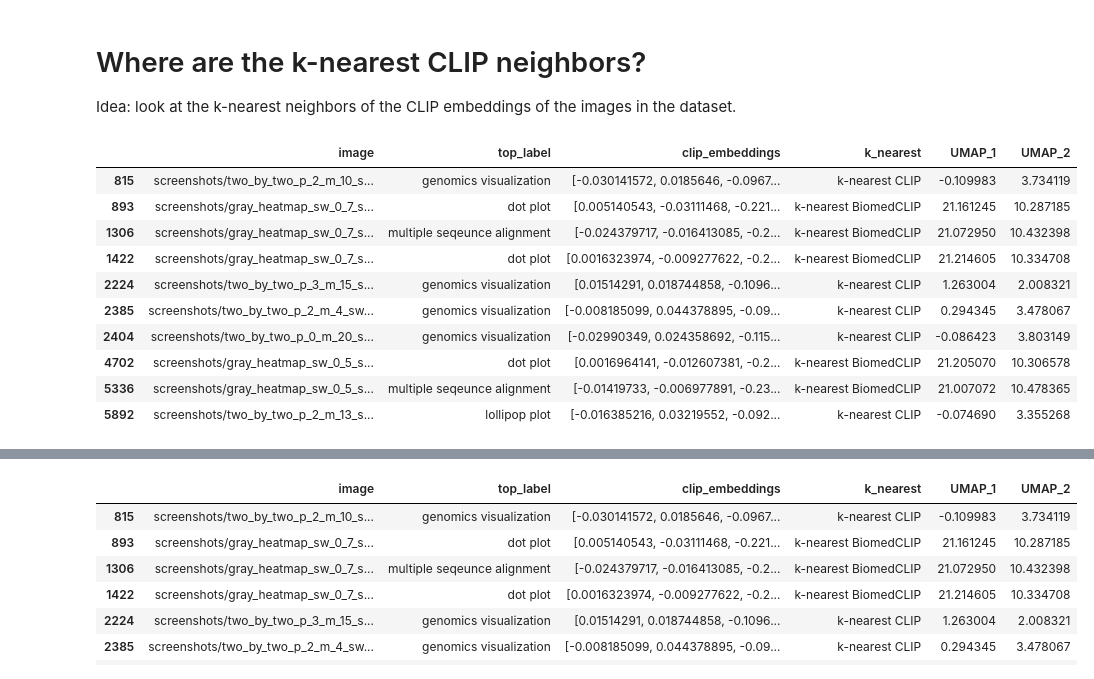
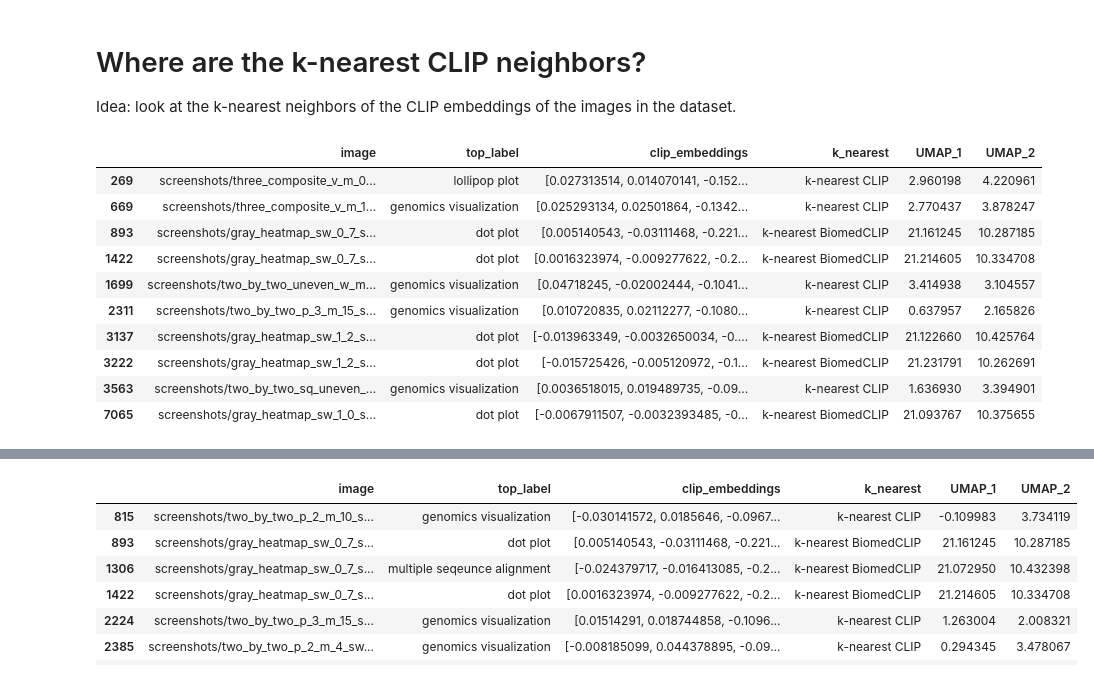
Before and after one commit to etowahadams/spec-image-embeddings, a Jupyter notebook: embeddings_closest_BiomedCLIP.ipynb, the cells around one changed output, grey strips where cells are left out. Saved outputs shown, nothing was run; the diff lists cells and outputs as text; code cells hidden in the pictures.

```diff
--- a/embeddings_closest_BiomedCLIP.ipynb
+++ b/embeddings_closest_BiomedCLIP.ipynb
@@ -23,16 +23,13 @@ import torch
 
 model, preprocess_train, preprocess_val = open_clip.create_model_and_transforms('hf-hub:microsoft/BiomedCLIP-PubMedBERT_256-vit_base_patch16_224')
 tokenizer = open_clip.get_tokenizer('hf-hub:microsoft/BiomedCLIP-PubMedBERT_256-vit_base_patch16_224')
-# %%
-query_image = Image.open("hic-matrix.png")
-image = preprocess_val(query_image).unsqueeze(0)
-
-with torch.no_grad(), torch.cuda.amp.autocast():
-    image_features = model.encode_image(image)
-    image_features /= image_features.norm(dim=-1, keepdim=True)
-
-query_embedding = image_features.cpu().numpy().flatten()
 # %%
+def get_image_features(image_path):
+    image = Image.open(image_path)
+    inputs = preprocess_val(image).unsqueeze(0)
+    with torch.no_grad():
+        image_features = model.encode_image(inputs)
+    return image_features.numpy().flatten()
 
 def cosine_similarity(a, b):
     return np.dot(a, b) / (np.linalg.norm(a) * np.linalg.norm(b))
@@ -60,9 +57,3 @@ def display_images(img_paths):
     plt.figure(figsize=(20, 20))
     plt.imshow(new_im)
     plt.axis('off')
-
-biomedCLIP_embeddings = np.array(biomedCLIP['clip_embeddings'].to_list())
-top_5 = most_similar(query_embedding, biomedCLIP_embeddings, top_n=5)
-img_paths = biomedCLIP.loc[top_5]['image'].to_list()
-print('The 5 most similar images using biomedCLIP are the following:')
-display_images(img_paths)
@@ -71,0 +98,11 @@ The 5 most similar images using biomedCLIP are the following:
+# %%
+query_embedding = get_image_features("ideogram.png")
+# Find the 5 most similar images using biomedCLIP
+biomedCLIP_embeddings = np.array(biomedCLIP['clip_embeddings'].to_list())
+top_5 = most_similar(query_embedding, biomedCLIP_embeddings, top_n=5)
+# Extract the image paths from the dataframe
+img_paths = biomedCLIP.loc[top_5]['image'].to_list()
+print('The 5 most similar images using biomedCLIP are the following:')
+# helper function to show all the images in a row
+display_images(img_paths)
+img_paths
@@ -74,36 +119,36 @@ The 5 most similar images using biomedCLIP are the following:
 
 Idea: look at the k-nearest neighbors of the CLIP embeddings of the images in the dataset.
 # %%
-k_nearest_CLIP = ['screenshots/two_by_two_p_2_m_13_sw_0_7_s_0_7.png',
- 'screenshots/two_by_two_p_2_m_4_sw_0_7_s_0_7.png',
- 'screenshots/two_by_two_p_3_m_15_sw_1_0_s_1_2.png',
- 'screenshots/two_by_two_p_0_m_20_sw_0_7_s_0_7.png',
- 'screenshots/two_by_two_p_2_m_10_sw_0_7_s_0_7.png']
+k_nearest_CLIP = ['screenshots/three_composite_v_m_16_sw_1_2_s_0_7.png',
+ 'screenshots/two_by_two_p_3_m_15_sw_1_0_s_1_0.png',
+ 'screenshots/two_by_two_sq_uneven_h_m_12_sw_1_0_s_0_7.png',
+ 'screenshots/three_composite_v_m_0_sw_1_2_s_0_7.png',
+ 'screenshots/two_by_two_uneven_w_m_18_sw_2_0_s_2_0.png']
 k_nearest_BiomedCLIP = img_paths
 
 def filter_k_nearest(x):
     if x in k_nearest_CLIP:
         return 'k-nearest CLIP'
     elif x in k_nearest_BiomedCLIP:
         return 'k-nearest BiomedCLIP'
     else:
         return 'other'
 
 
 biomedCLIP['k_nearest'] = biomedCLIP['image'].apply(filter_k_nearest)
 biomedCLIP[biomedCLIP['k_nearest'] != 'other']
 # %% [output]
 |  | image | top_label | clip_embeddings | k_nearest | UMAP_1 | UMAP_2 |
-| 815 | screenshots/two_by_two_p_2_m_10_s... | genomics visualization | [-0.030141572, 0.0185646, -0.0967... | k-nearest CLIP | -0.109983 | 3.734119 |
+| 269 | screenshots/three_composite_v_m_0... | lollipop plot | [0.027313514, 0.014070141, -0.152... | k-nearest CLIP | 2.960198 | 4.220961 |
+| 669 | screenshots/three_composite_v_m_1... | genomics visualization | [0.025293134, 0.02501864, -0.1342... | k-nearest CLIP | 2.770437 | 3.878247 |
 | 893 | screenshots/gray_heatmap_sw_0_7_s... | dot plot | [0.005140543, -0.03111468, -0.221... | k-nearest BiomedCLIP | 21.161245 | 10.287185 |
-| 1306 | screenshots/gray_heatmap_sw_0_7_s... | multiple seqeunce alignment | [-0.024379717, -0.016413085, -0.2... | k-nearest BiomedCLIP | 21.072950 | 10.432398 |
 | 1422 | screenshots/gray_heatmap_sw_0_7_s... | dot plot | [0.0016323974, -0.009277622, -0.2... | k-nearest BiomedCLIP | 21.214605 | 10.334708 |
-| 2224 | screenshots/two_by_two_p_3_m_15_s... | genomics visualization | [0.01514291, 0.018744858, -0.1096... | k-nearest CLIP | 1.263004 | 2.008321 |
-| 2385 | screenshots/two_by_two_p_2_m_4_sw... | genomics visualization | [-0.008185099, 0.044378895, -0.09... | k-nearest CLIP | 0.294345 | 3.478067 |
-| 2404 | screenshots/two_by_two_p_0_m_20_s... | genomics visualization | [-0.02990349, 0.024358692, -0.115... | k-nearest CLIP | -0.086423 | 3.803149 |
-| 4702 | screenshots/gray_heatmap_sw_0_5_s... | dot plot | [0.0016964141, -0.012607381, -0.2... | k-nearest BiomedCLIP | 21.205070 | 10.306578 |
-| 5336 | screenshots/gray_heatmap_sw_0_5_s... | multiple seqeunce alignment | [-0.01419733, -0.006977891, -0.23... | k-nearest BiomedCLIP | 21.007072 | 10.478365 |
-| 5892 | screenshots/two_by_two_p_2_m_13_s... | lollipop plot | [-0.016385216, 0.03219552, -0.092... | k-nearest CLIP | -0.074690 | 3.355268 |
+| 1699 | screenshots/two_by_two_uneven_w_m... | genomics visualization | [0.04718245, -0.02002444, -0.1041... | k-nearest CLIP | 3.414938 | 3.104557 |
+| 2311 | screenshots/two_by_two_p_3_m_15_s... | genomics visualization | [0.010720835, 0.02112277, -0.1080... | k-nearest CLIP | 0.637957 | 2.165826 |
+| 3137 | screenshots/gray_heatmap_sw_1_2_s... | dot plot | [-0.013963349, -0.0032650034, -0.... | k-nearest BiomedCLIP | 21.122660 | 10.425764 |
+| 3222 | screenshots/gray_heatmap_sw_1_2_s... | dot plot | [-0.015725426, -0.005120972, -0.1... | k-nearest BiomedCLIP | 21.231791 | 10.262691 |
+| 3563 | screenshots/two_by_two_sq_uneven_... | genomics visualization | [0.0036518015, 0.019489735, -0.09... | k-nearest CLIP | 1.636930 | 3.394901 |
+| 7065 | screenshots/gray_heatmap_sw_1_0_s... | dot plot | [-0.0067911507, -0.0032393485, -0... | k-nearest BiomedCLIP | 21.093767 | 10.375655 |
 # %%
 import umap
 # Assuming 'df' is your DataFrame and it contains an 'embeddings' column with your embeddings data
```
Also changed, not shown: parts of 7 cells of this notebook, 6 other files.
